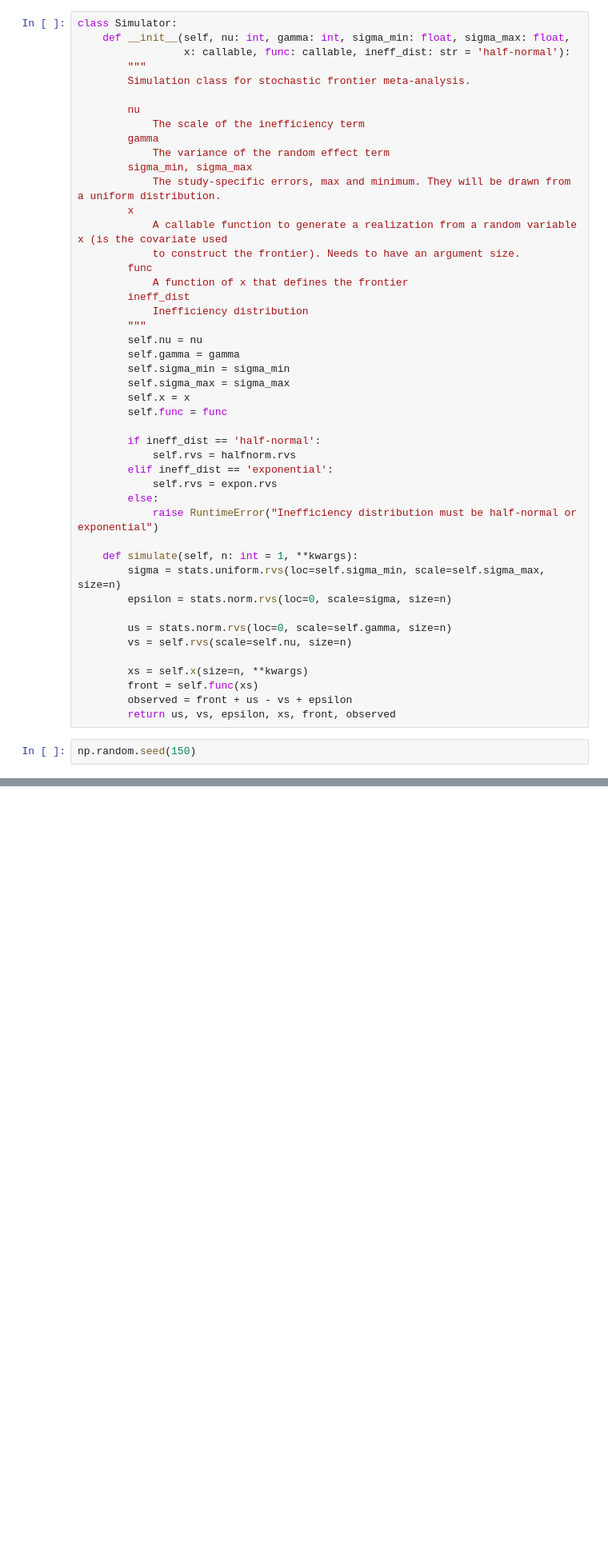
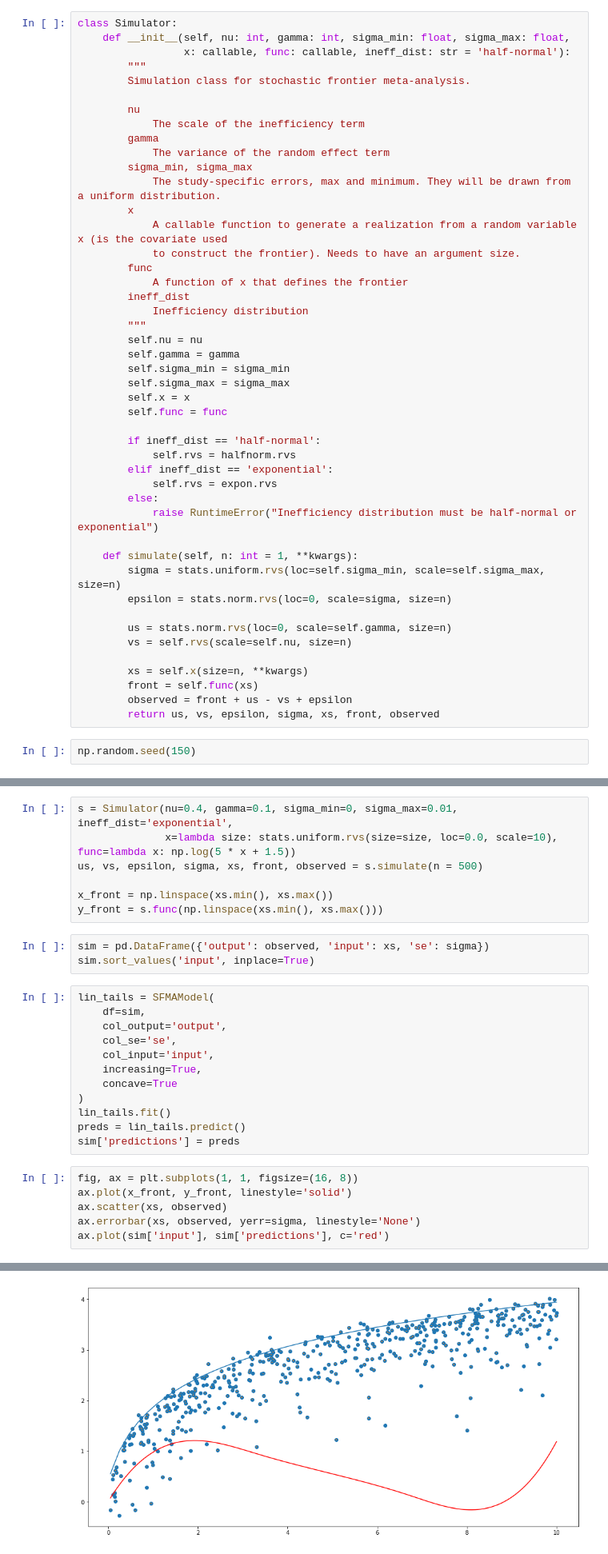
Before and after one commit to ihmeuw-msca/sfma, a Jupyter notebook: notebooks/Data Simulations.ipynb, the cells around one changed output, grey strips where cells are left out. Shown at 80% size. Drawn from its saved outputs; the diff is of its cells as text; blank space fills up the shorter version.

Commit message:
Added figure 2 -- bug

```diff
--- a/notebooks/Data Simulations.ipynb
+++ b/notebooks/Data Simulations.ipynb
@@ -50,6 +53,6 @@ class Simulator:
         xs = self.x(size=n, **kwargs)
         front = self.func(xs)
         observed = front + us - vs + epsilon
-        return us, vs, epsilon, xs, front, observed
+        return us, vs, epsilon, sigma, xs, front, observed
 # %%
 np.random.seed(150)
@@ -120,0 +134,29 @@ plt.savefig("data-generating-process.pdf")
+# %%
+s = Simulator(nu=0.4, gamma=0.1, sigma_min=0, sigma_max=0.01, ineff_dist='exponential',
+              x=lambda size: stats.uniform.rvs(size=size, loc=0.0, scale=10), func=lambda x: np.log(5 * x + 1.5))
+us, vs, epsilon, sigma, xs, front, observed = s.simulate(n = 500)
+
+x_front = np.linspace(xs.min(), xs.max())
+y_front = s.func(np.linspace(xs.min(), xs.max()))
+# %%
+sim = pd.DataFrame({'output': observed, 'input': xs, 'se': sigma})
+sim.sort_values('input', inplace=True)
+# %%
+lin_tails = SFMAModel(
+    df=sim,
+    col_output='output',
+    col_se='se',
+    col_input='input',
+    increasing=True,
+    concave=True
+)
+lin_tails.fit()
+preds = lin_tails.predict()
+sim['predictions'] = preds
+# %%
+fig, ax = plt.subplots(1, 1, figsize=(16, 8))
+ax.plot(x_front, y_front, linestyle='solid')
+ax.scatter(xs, observed)
+ax.errorbar(xs, observed, yerr=sigma, linestyle='None')
+ax.plot(sim['input'], sim['predictions'], c='red')
+# %% [output]
@@ -120,0 +164 @@ plt.savefig("data-generating-process.pdf")
+[figure, added]
```
Also changed, not shown: parts of 8 cells of this notebook.
